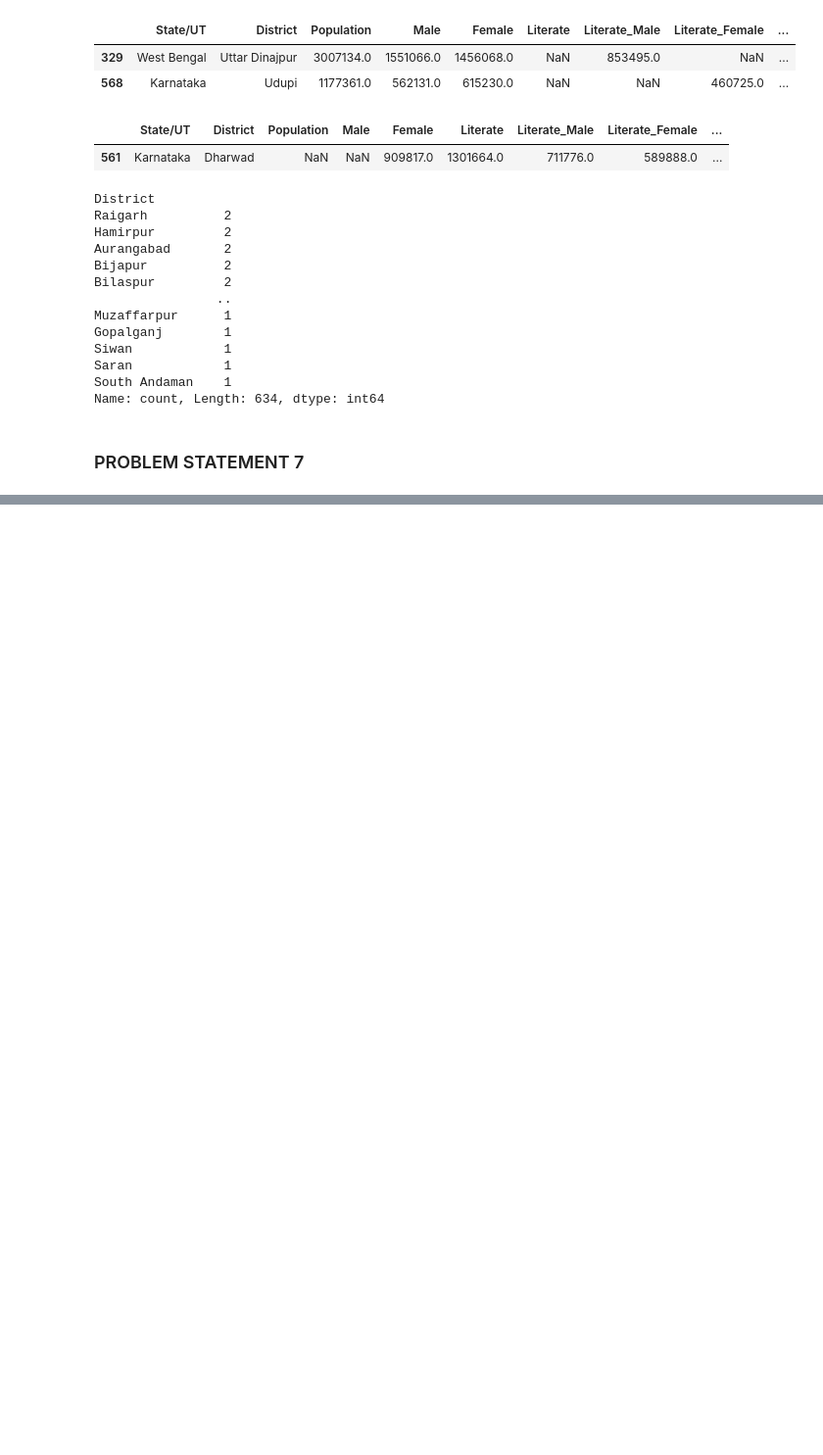
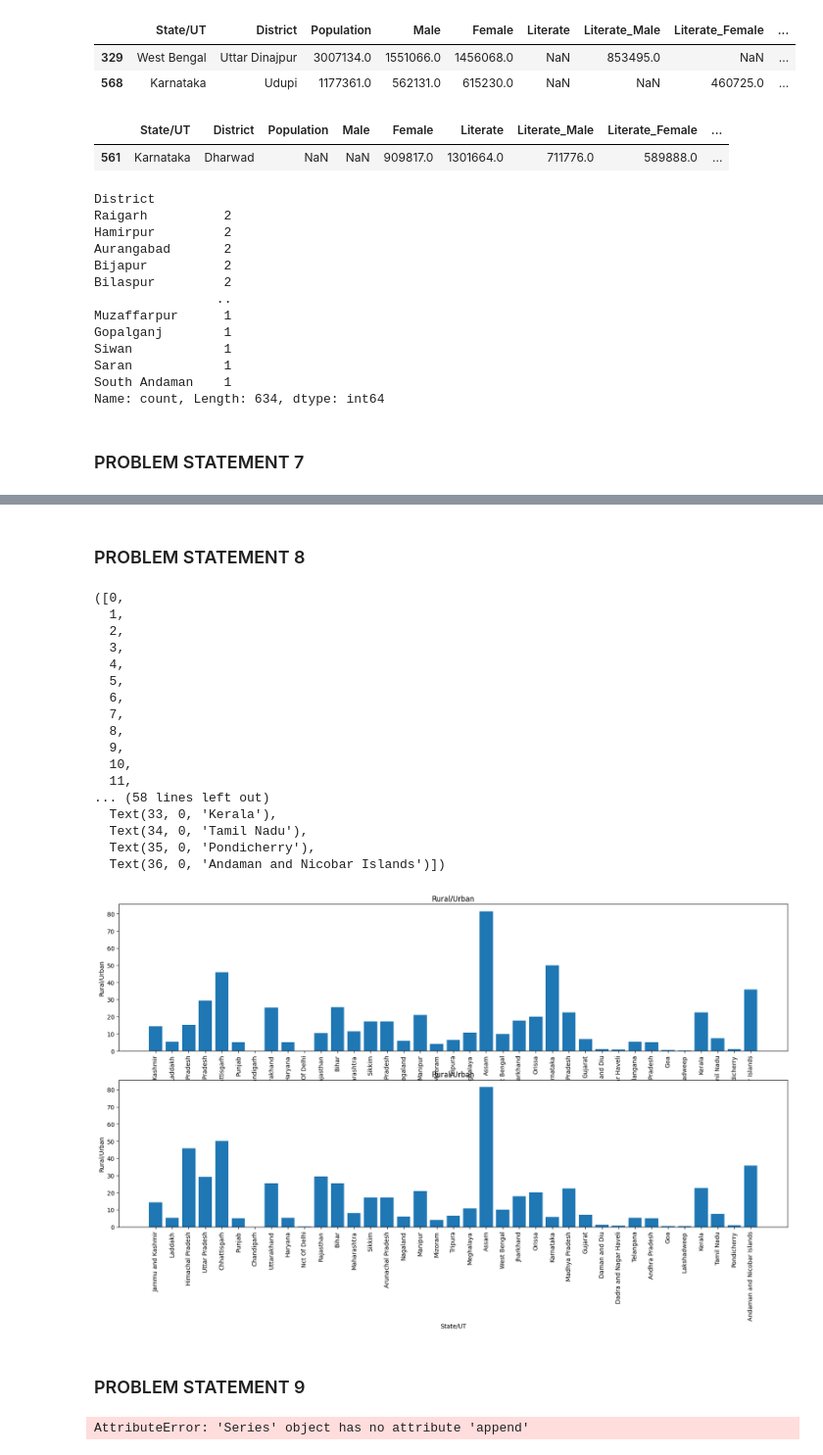
Before and after one commit to Jacko760/Futerense-Internship, a Jupyter notebook: insaaf.ipynb, the cells around one changed output, grey strips where cells are left out. Shown at 98% size. Cells and saved outputs as stored; diff of their text form; code cells hidden in the pictures; blank space fills up the shorter version.

Commit message:
done till problem statement 9

```diff
--- a/insaaf.ipynb
+++ b/insaaf.ipynb
@@ -328,0 +401,4 @@ KeyError: 'Districts'
+# %%
+df4=pd.read_csv('final_output_csv')
+#df4[df4['Households_Rural_Dilapidated'].isnull()]
+df4
@@ -328,0 +434,65 @@ KeyError: 'Districts'
+# %% [markdown]
+### PROBLEM STATEMENT 8
+# %%
+df4['Urban_to_Rural_Population_Ratio'] = df4['Households_Rural'] / df4['Households_Urban']
+
+plt.figure(figsize=(20, 15))
+
+# Rural / Urban ratio calculation :
+plt.subplot(3, 1, 1)
+plt.bar(df4['State/UT_x'], df4['Urban_to_Rural_Population_Ratio'])
+plt.title('Rural/Urban')
+plt.xlabel('State/UT')
+plt.ylabel('Rural/Urban')
+plt.xticks(rotation=90)
+
+plt.subplot(3, 1, 2)
+plt.bar(df4['State/UT_y'], df4['Urban_to_Rural_Population_Ratio'])
+plt.title('Rural/Urban')
+plt.xlabel('State/UT')
+plt.ylabel('Rural/Urban')
+plt.xticks(rotation=90)
+# %% [output]
+([0,
+  1,
+  2,
+  3,
+  4,
+  5,
+  6,
+  7,
+  8,
+  9,
+  10,
+  11,
+... (58 lines left out)
+  Text(33, 0, 'Kerala'),
+  Text(34, 0, 'Tamil Nadu'),
+  Text(35, 0, 'Pondicherry'),
+  Text(36, 0, 'Andaman and Nicobar Islands')])
+[figure, added]
+# %% [markdown]
+### PROBLEM STATEMENT 9
+# %%
+
+# Identify redundant columns in both datasets
+housing_redundant_cols = ['Households_Rural', 'Households_Urban']
+census_redundant_cols = ['Households_Rural', 'Households_Urban']
+
+# Calculate percentage difference for each district
+merged_data = pd.merge(df4,final_df, on='District')
+for col in housing_redundant_cols:
+    col_x = col + '_x'  # for housing data
+    col_y = col + '_y'  # for census data
+    merged_data[col + '_diff_percentage'] = ((merged_data[col_x] - merged_data[col_y]) / merged_data[col_x]) * 100
+
+# Filter districts with significant differences (> 10%)
+significant_diff_districts = merged_data[abs(merged_data['Households_Rural_diff_percentage']) > 10]['District']
+significant_diff_districts = significant_diff_districts.append(merged_data[abs(merged_data['Households_Urban_diff_percentage']) > 10]['District'])
+significant_diff_districts = significant_diff_districts.drop_duplicates()
+
+# Report the names of districts with major differences
+print("Districts with major differences (> 10%) in household counts between housing and census data:")
+print(significant_diff_districts)
+# %% [output]
+AttributeError: 'Series' object has no attribute 'append'
```
Also changed, not shown: parts of 8 cells of this notebook, 1 other file.
